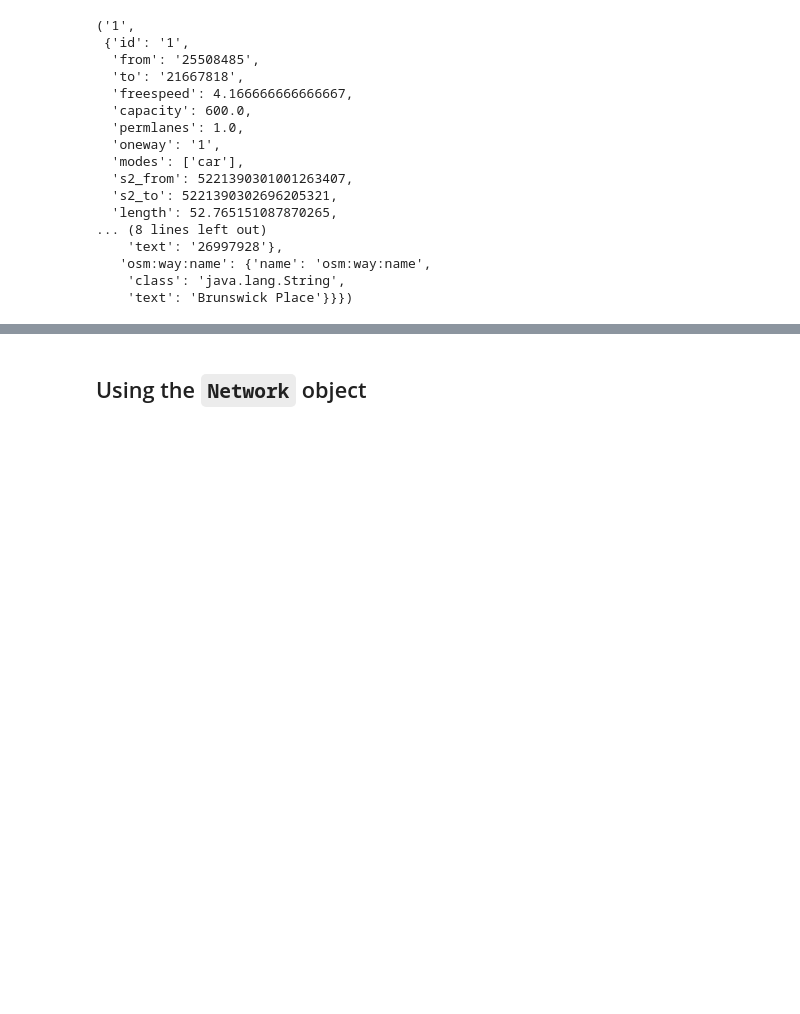
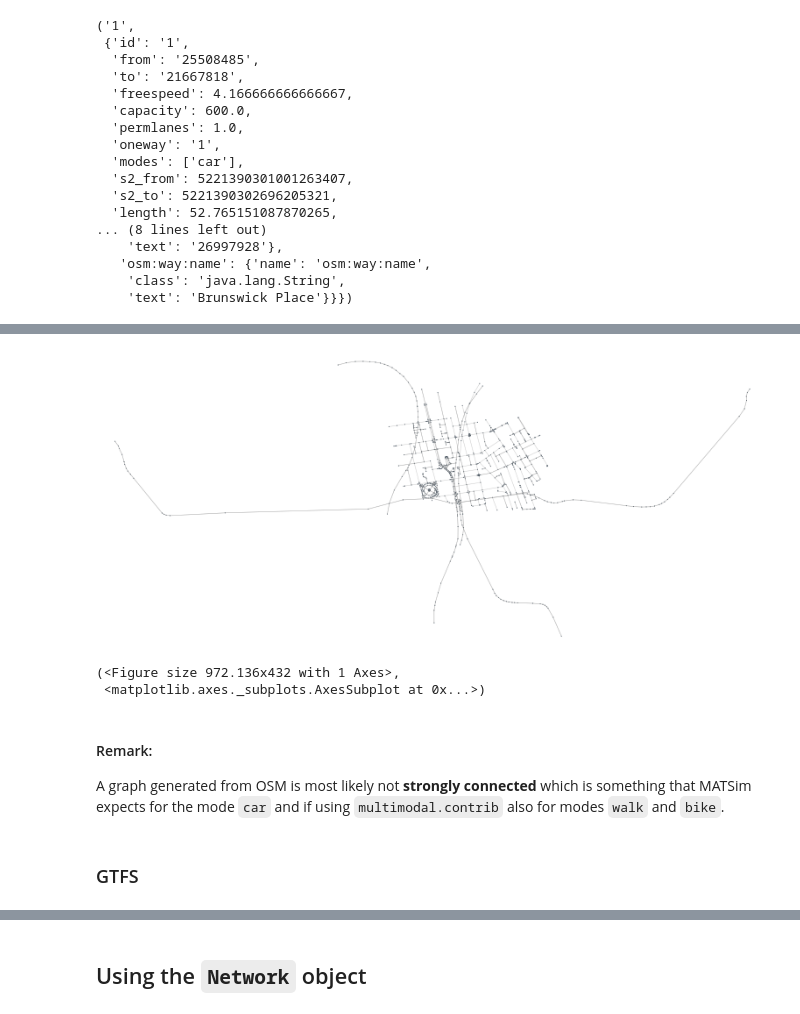
Before and after one commit to arup-group/genet, a Jupyter notebook: notebooks/GeNet walk-through.ipynb, the cells around one changed output, grey strips where cells are left out. Drawn from its saved outputs; the diff is of its cells as text; code cells hidden in the pictures; blank space fills up the shorter version.

```diff
--- a/notebooks/GeNet walk-through.ipynb
+++ b/notebooks/GeNet walk-through.ipynb
@@ -73,0 +79,2 @@ list(n.links())[0]
+# %%
+_n = gn.Network()
@@ -73,0 +113,21 @@ list(n.links())[0]
+# %%
+import osmnx as ox
+_n.graph.graph['crs'] = {'init': _n.epsg}
+_n.graph.graph['name'] = 'Graph_for_plotting'
+ox.plot_graph(_n.graph,
+              filename='network_graph',
+              node_color='#273746',
+              node_size=1,
+              edge_linewidth=0.5,
+              edge_alpha=0.5,
+              save=False,
+              show=True)
+# %% [output]
+[figure, added]
+(<Figure size 972.136x432 with 1 Axes>,
+ <matplotlib.axes._subplots.AxesSubplot at 0x...>)
+# %% [markdown]
+#### Remark:
+A graph generated from OSM is most likely not **strongly connected** which is something that MATSim expects for the mode `car` and if using `multimodal.contrib` also for modes `walk` and `bike`.
+# %% [markdown]
+### GTFS
```
Also changed, not shown: parts of 9 cells of this notebook.
